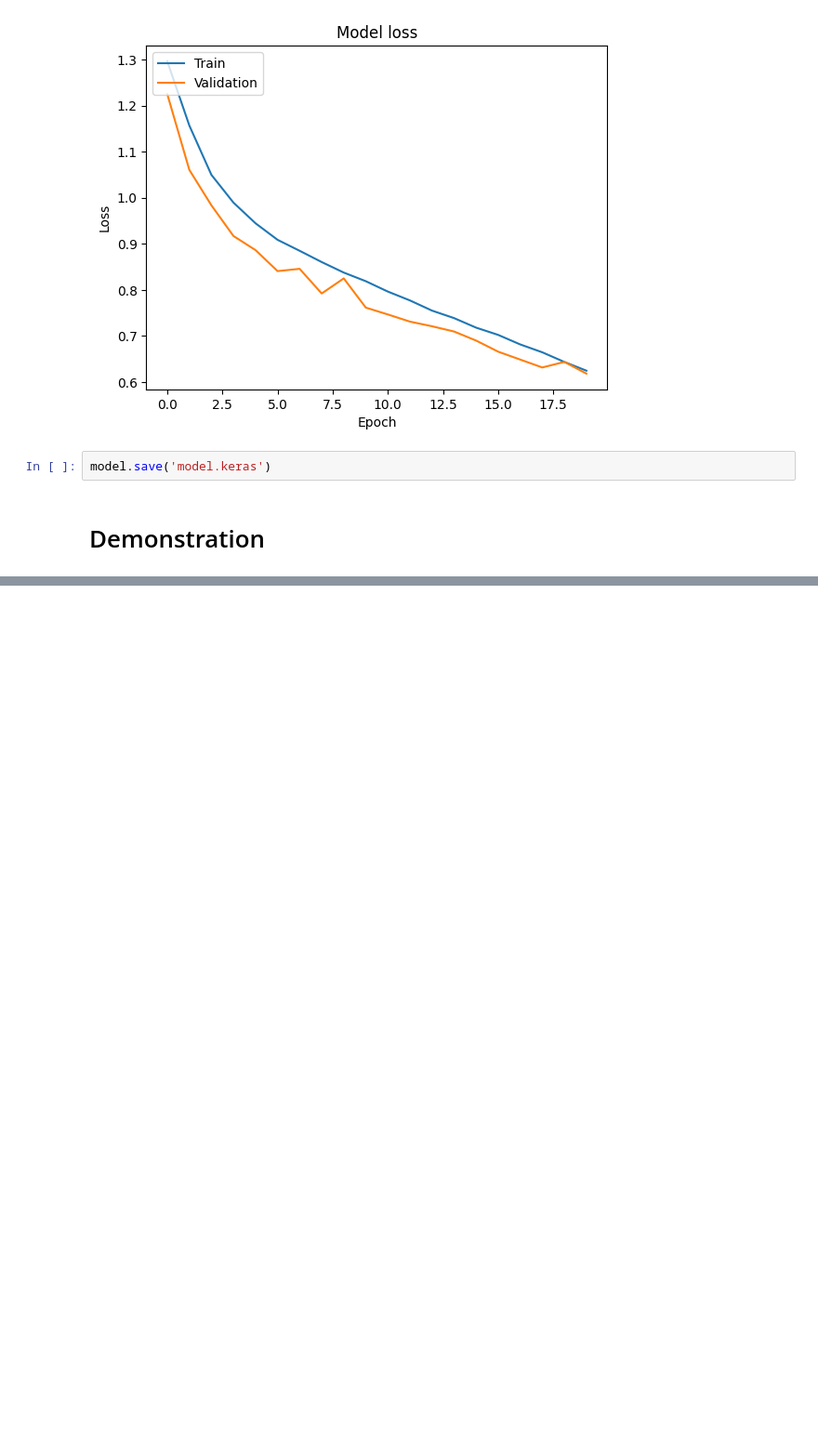
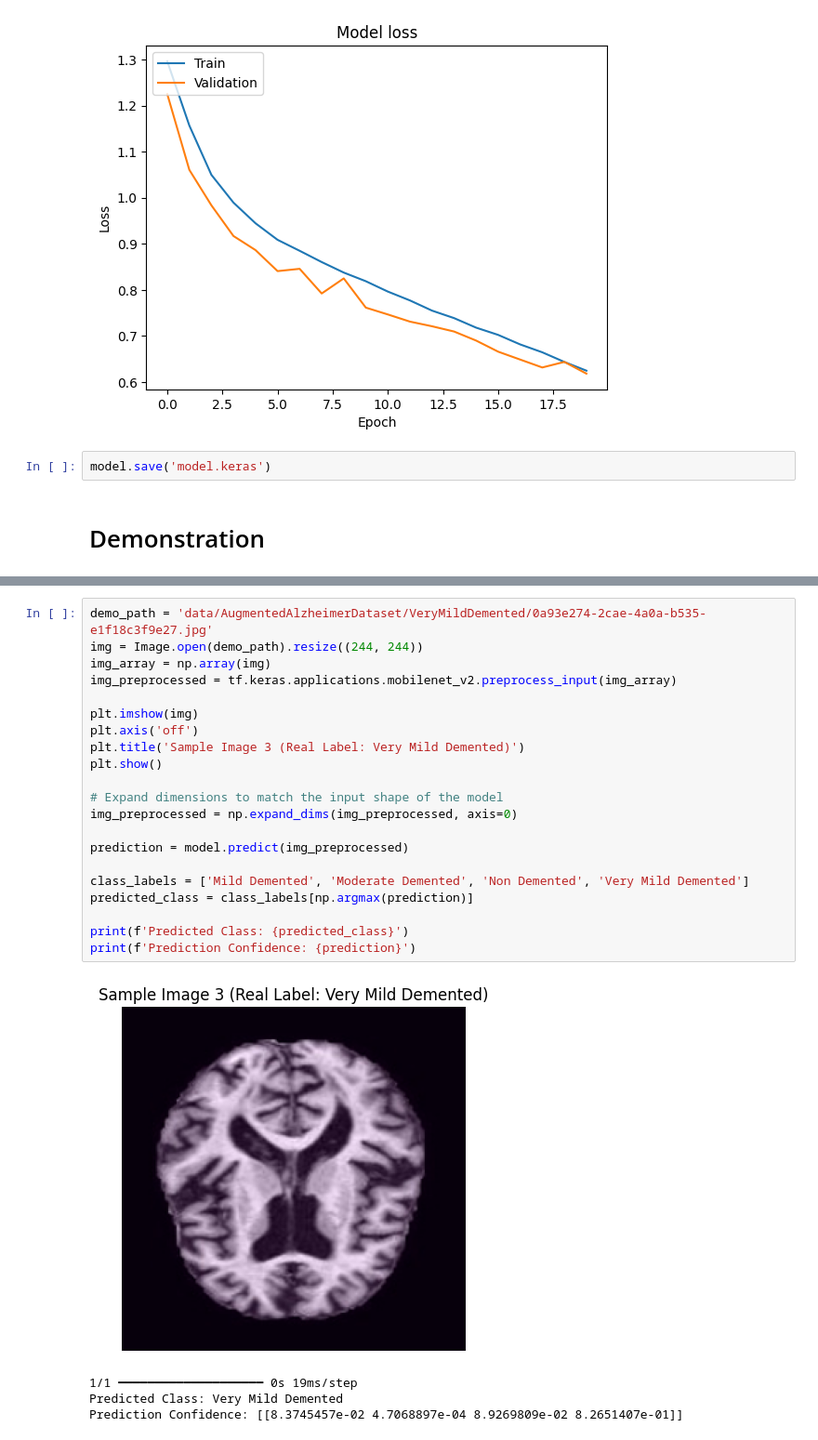
Before and after one commit to ToaStyToaFu/CompBioAoL, a Jupyter notebook: main.ipynb, the cells around one changed output, grey strips where cells are left out. Shown at 93% size. Saved outputs shown, nothing was run; the diff lists cells and outputs as text; blank space fills up the shorter version.

```diff
--- a/main.ipynb
+++ b/main.ipynb
@@ -243,0 +269,26 @@ Prediction Confidence: [[4.0676082e-03 9.7484940e-07 9.5912194e-01 3.6809471e-02
+# %%
+demo_path = 'data/AugmentedAlzheimerDataset/VeryMildDemented/0a93e274-2cae-4a0a-b535-e1f18c3f9e27.jpg'
+img = Image.open(demo_path).resize((244, 244))
+img_array = np.array(img)
+img_preprocessed = tf.keras.applications.mobilenet_v2.preprocess_input(img_array)
+
+plt.imshow(img)
+plt.axis('off')
+plt.title('Sample Image 3 (Real Label: Very Mild Demented)')
+plt.show()
+
+# Expand dimensions to match the input shape of the model
+img_preprocessed = np.expand_dims(img_preprocessed, axis=0)
+
+prediction = model.predict(img_preprocessed)
+
+class_labels = ['Mild Demented', 'Moderate Demented', 'Non Demented', 'Very Mild Demented']
+predicted_class = class_labels[np.argmax(prediction)]
+
+print(f'Predicted Class: {predicted_class}')
+print(f'Prediction Confidence: {prediction}')
+# %% [output]
+[figure, added]
+1/1 ━━━━━━━━━━━━━━━━━━━━ 0s 19ms/step
+Predicted Class: Very Mild Demented
+Prediction Confidence: [[8.3745457e-02 4.7068897e-04 8.9269809e-02 8.2651407e-01]]
```
Also changed, not shown: parts of 2 cells of this notebook.
